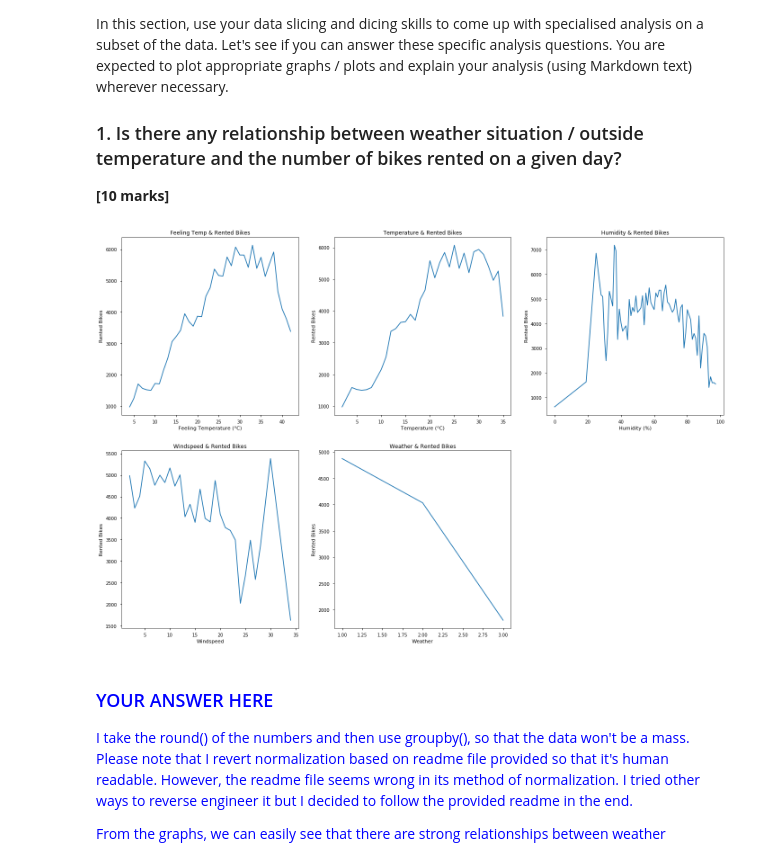
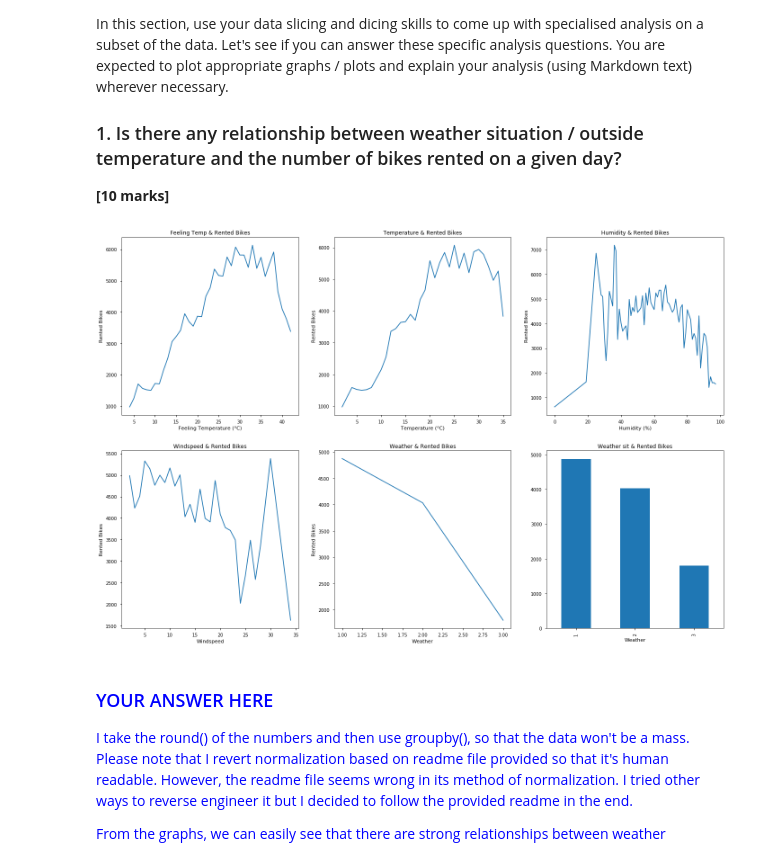
Before and after one commit to DannyFirmin/BikeShare-LinearRegression, a Jupyter notebook: Assignment-1.ipynb, the cells around one changed output. Saved outputs shown, nothing was run; the diff lists cells and outputs as text; code cells hidden in the pictures.

Commit message:
Add bar plot to show weather sit

```diff
--- a/Assignment-1.ipynb
+++ b/Assignment-1.ipynb
@@ -202,34 +202,38 @@ ax1.plot(df_bikes1.groupby(['Feeling Temperature'])['Rented Bikes'].mean())
 ax1.set_xlabel("Feeling Temperature (°C)")
 ax1.set_ylabel("Rented Bikes")
 ax1.set_title("Feeling Temp & Rented Bikes")
 
 ax2 = fig.add_subplot(232)
 ax2.plot(df_bikes1.groupby(['Temperature'])['Rented Bikes'].mean())
 ax2.set_xlabel("Temperature (°C)")
 ax2.set_ylabel("Rented Bikes")
 ax2.set_title("Temperature & Rented Bikes")
 
 ax3 = fig.add_subplot(233)
 ax3.plot(df_bikes1.groupby(['Humidity'])['Rented Bikes'].mean())
 ax3.set_xlabel("Humidity (%)")
 ax3.set_ylabel("Rented Bikes")
 ax3.set_title("Humidity & Rented Bikes")
 
 ax4 = fig.add_subplot(234)
 ax4.plot(df_bikes1.groupby(['Windspeed'])['Rented Bikes'].mean())
 ax4.set_xlabel("Windspeed")
 ax4.set_ylabel("Rented Bikes")
 ax4.set_title("Windspeed & Rented Bikes")
 
 ax5 = fig.add_subplot(235)
 ax5.plot(df_bikes1.groupby(['Weather'])['Rented Bikes'].mean())
 ax5.set_xlabel("Weather")
 ax5.set_ylabel("Rented Bikes")
 ax5.set_title("Weather & Rented Bikes")
+
+ax6 = fig.add_subplot(236)
+df_gp = df_bikes1.groupby(['Weather'])['Rented Bikes'].mean()
+df_gp.plot(kind = 'bar', title = 'Weather sit & Rented Bikes')
 plt.show()
 # (ADD ANY ADDITIONAL CELLS AS REQUIRED)
 # %% [output]
-[figure, old version]
+[figure, new version]
 # %% [markdown]
 <span style="color:blue">
 
```
Also changed, not shown: parts of 2 cells of this notebook.
